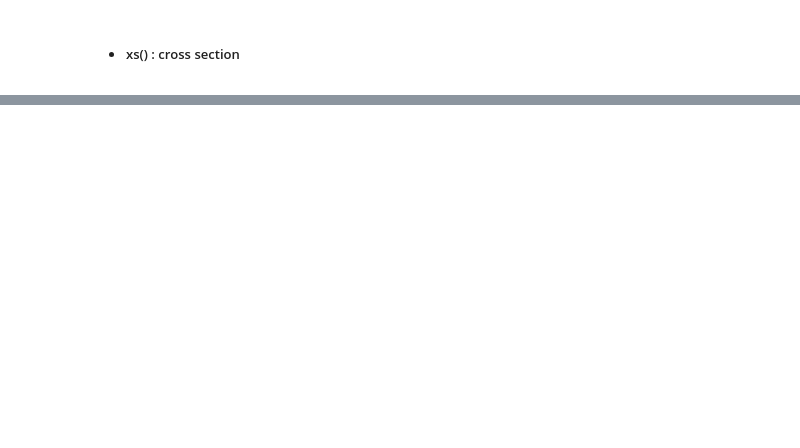
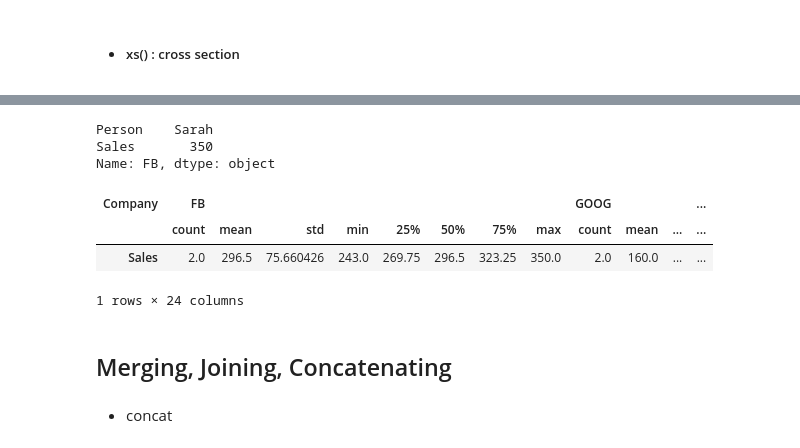
Before and after one commit to LennyFan/Machine-Learning, a Jupyter notebook: New/02-pandas.ipynb, the cells around one changed output, grey strips where cells are left out. Drawn from its saved outputs; the diff is of its cells as text; code cells hidden in the pictures; blank space fills up the shorter version.

```diff
--- a/New/02-pandas.ipynb
+++ b/New/02-pandas.ipynb
@@ -336,0 +345,6 @@ df.xs(1, level="Num")
+# %%
+data = {'Company':['GOOG','GOOG','MSFT','MSFT','FB','FB'],
+       'Person':['Sam','Charlie','Amy','Vanessa','Carl','Sarah'],
+       'Sales':[200,120,340,124,243,350]}
+df = pd.DataFrame(data)
+df
@@ -336,0 +378,19 @@ df.xs(1, level="Num")
+# %%
+byComp.sum()
+byComp.std()
+byComp.max().loc['FB']
+# %% [output]
+Person    Sarah
+Sales       350
+Name: FB, dtype: object
+# %%
+df.groupby("Company").describe().T
+# %% [output]
+| Company | FB |  |  |  |  |  |  |  | GOOG |  |  | ... |
+|  | count | mean | std | min | 25% | 50% | 75% | max | count | mean | ... | ... |
+| Sales | 2.0 | 296.5 | 75.660426 | 243.0 | 269.75 | 296.5 | 323.25 | 350.0 | 2.0 | 160.0 | ... | ... |
+1 rows × 24 columns
+# %% [markdown]
+## Merging, Joining, Concatenating
+# %% [markdown]
+- concat
```
Also changed, not shown: parts of 15 cells of this notebook, 1 other file.
